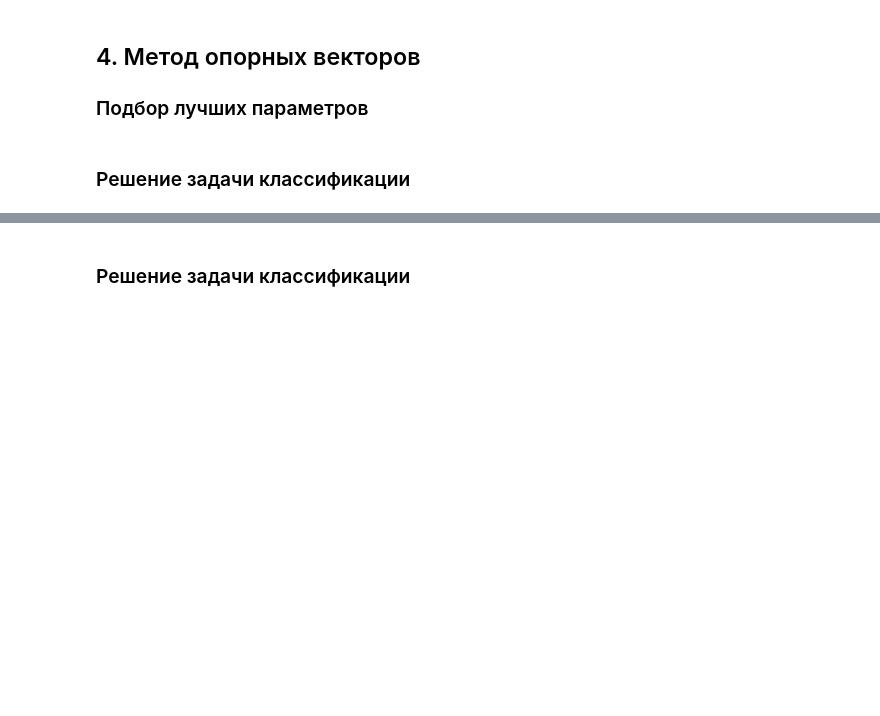
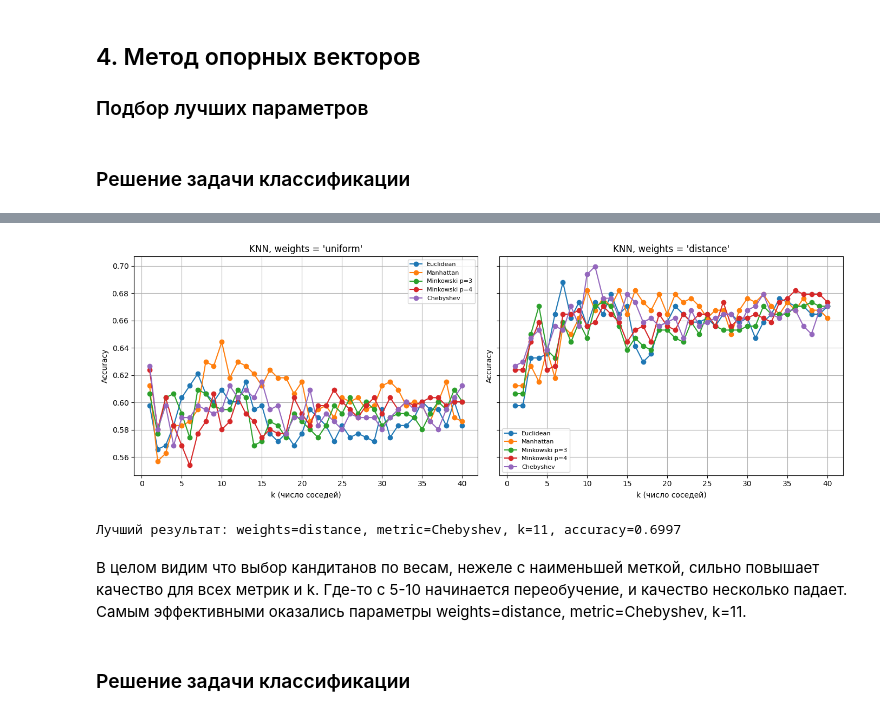
Before and after one commit to olesya1119/ML, a Jupyter notebook: lab3/notebook.ipynb, the cells around one changed output, grey strips where cells are left out. Saved outputs shown, nothing was run; the diff lists cells and outputs as text; code cells hidden in the pictures; blank space fills up the shorter version.

```diff
--- a/lab3/notebook.ipynb
+++ b/lab3/notebook.ipynb
@@ -492,2 +683,67 @@ plt.show()
+# %%
+from sklearn.neighbors import KNeighborsClassifier
+
+k_values = range(1, 41)
+
+metrics_config = [
+    ("Euclidean",      {"metric": "euclidean"}),
+    ("Manhattan",      {"metric": "manhattan"}),
+    ("Minkowski p=3",  {"metric": "minkowski", "p": 3}),
+    ("Minkowski p=4",  {"metric": "minkowski", "p": 4}),
+    ("Chebyshev",      {"metric": "chebyshev"}),
+]
+
+all_results = []
+
+fig, axes = plt.subplots(1, 2, figsize=(14, 5), sharey=True)
+
+for ax, weights in zip(axes, ["uniform", "distance"]):
+    for label, params in metrics_config:
+        acc_list = []
+
+        for k in k_values:
+            clf_knn = KNeighborsClassifier(
+                n_neighbors=k,
+                weights=weights,
+                metric=params["metric"],
+                p=params.get("p", 2)
+            )
+            clf_knn.fit(X_train_scaled, y_train)
+            y_pred = clf_knn.predict(X_test_scaled)
+            acc = accuracy_score(y_test, y_pred)
+            acc_list.append(acc)
+
+            all_results.append({
+                "weights": weights,
+                "metric": label,
+                "k": k,
+                "accuracy": acc
+            })
+
+        ax.plot(list(k_values), acc_list, marker="o", label=label)
+
+    ax.set_xlabel("k (число соседей)")
+    ax.set_ylabel("Accuracy")
+    ax.set_title(f"KNN, weights = '{weights}'")
+    ax.grid(True)
+    ax.legend(fontsize=8)
+
+plt.tight_layout()
+plt.show()
+
+best_row = pd.DataFrame(all_results).sort_values("accuracy", ascending=False).iloc[0]
+print(
+    "\nЛучший результат:",
+    f"weights={best_row['weights']},",
+    f"metric={best_row['metric']},",
+    f"k={best_row['k']},",
+    f"accuracy={best_row['accuracy']:.4f}"
+)
+# %% [output]
+[figure, added]
+Лучший результат: weights=distance, metric=Chebyshev, k=11, accuracy=0.6997
+# %% [markdown]
+В целом видим что выбор кандитанов по весам, нежеле с наименьшей меткой, сильно повышает качество для всех метрик и k.
+Где-то с 5-10 начинается переобучение, и качество несколько падает. Самым эффективными оказались параметры weights=distance, metric=Chebyshev, k=11.
 # %% [markdown]
 ### Решение задачи классификации
```
Also changed, not shown: parts of 18 cells of this notebook, 1 other file.
